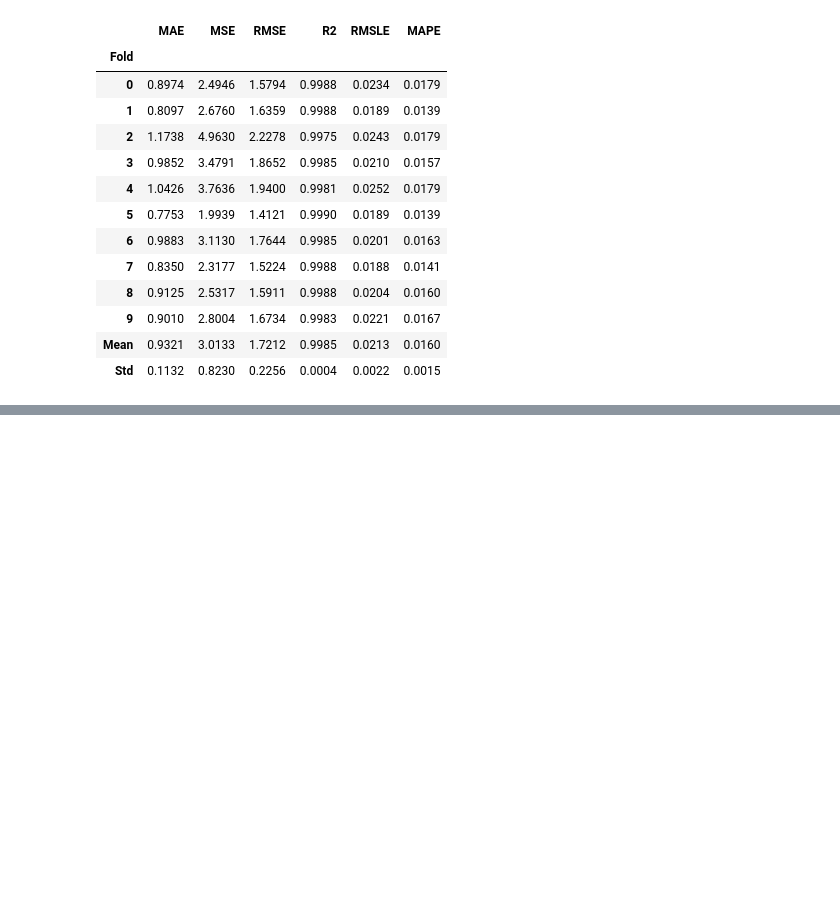
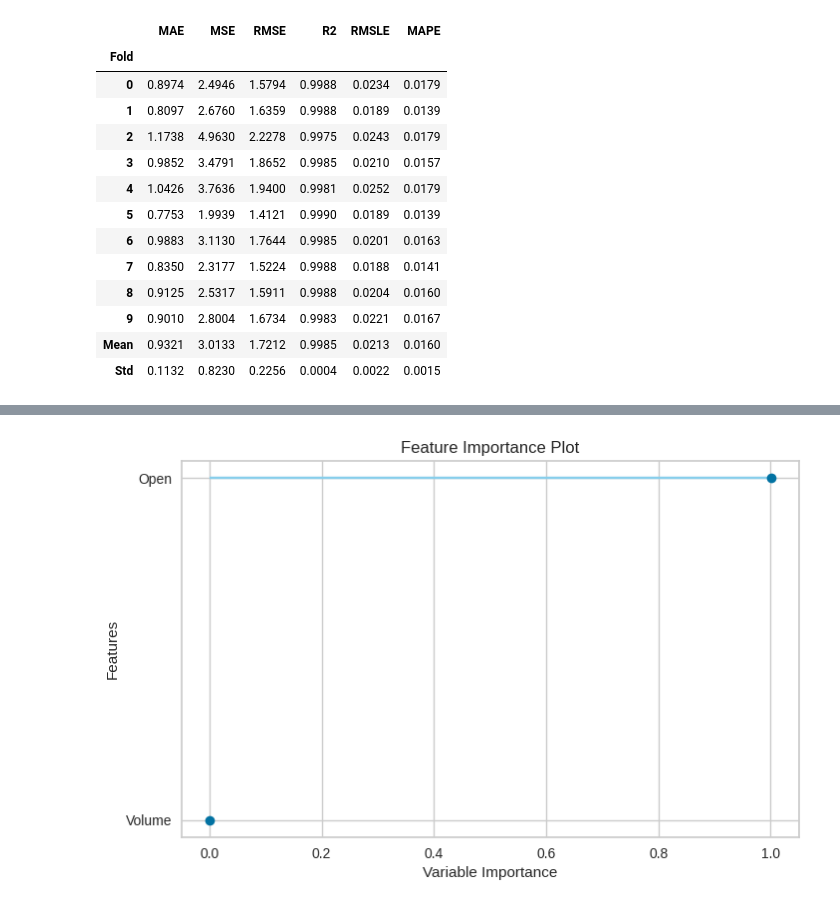
Before and after one commit to BrunoFUAL/modelos_previsao, a Jupyter notebook: pycaret.ipynb, the cells around one changed output, grey strips where cells are left out. Cells and saved outputs as stored; diff of their text form; code cells hidden in the pictures; blank space fills up the shorter version.

```diff
--- a/pycaret.ipynb
+++ b/pycaret.ipynb
@@ -400,0 +407,4 @@ tunne_lr = tune_model(lr, n_iter=1000, optimize='RMSE')
+# %%
+plot_model(tunne_ridge, plot='feature')
+# %% [output]
+[figure, added]
```
Also changed, not shown: parts of 10 cells of this notebook.
